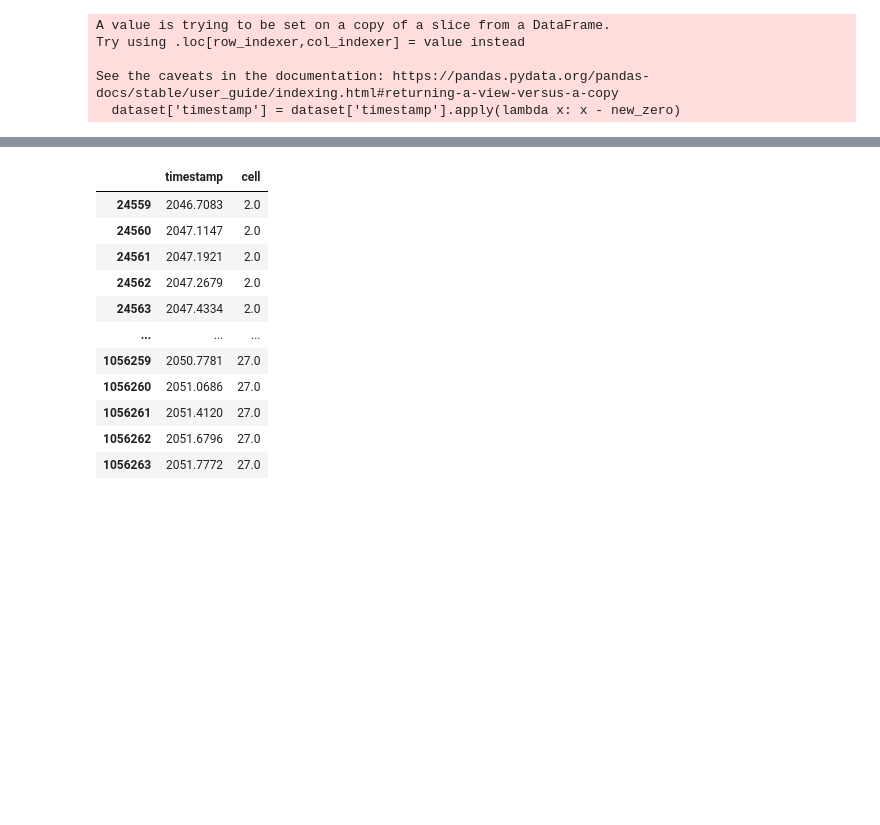
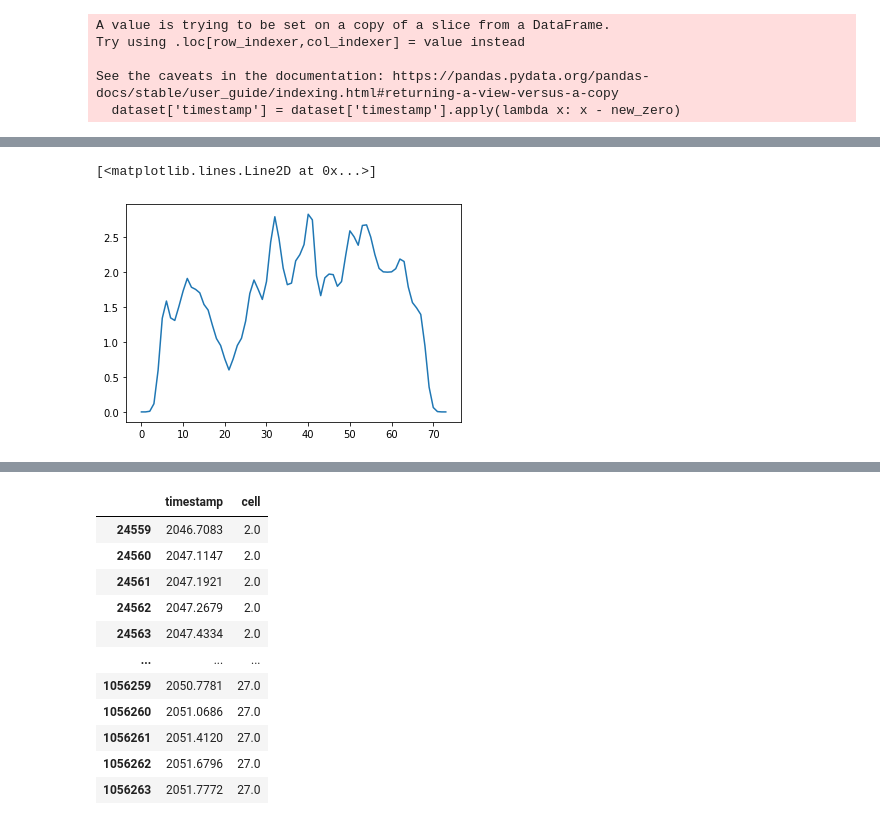
Before and after one commit to lfernandof/neural-pop-dynamics, a Jupyter notebook: projeto/revamping_code.ipynb, the cells around one changed output, grey strips where cells are left out. Drawn from its saved outputs; the diff is of its cells as text; code cells hidden in the pictures; blank space fills up the shorter version.

```diff
--- a/projeto/revamping_code.ipynb
+++ b/projeto/revamping_code.ipynb
@@ -296,0 +335,23 @@ array([ 2.,  5.,  9., 10., 15., 21., 22., 23., 25., 27.])
+# %%
+#aqui há uma leve discrepância: os máximos e mínimos que estou usando não são os máximos e mínimos da trial
+#mas os desse neurônio; não foi isso que ocasionou o problema de binning porque também é o que eu usei no Matlab
+T_begin = min(firing_times)
+T_end = max(firing_times)
+
+T_period = T_end - T_begin
+T = [T_begin, T_end]
+
+#o jeito :S que eles fazem:
+#T = [T_begin + 0*T_period,T_end + 1*T_period];
+
+#a ser apurada qual a realidade aqui
+bin_size = 0.01
+# %%
+'''eles fazem da seguinte maneira:
+
+bins = np.arange(T[0] + bin_size/2,T[1] - bin_size/2,bin_size)
+
+mas no python isso dá bins diferentes; podes comparar usando o código do octave que mando junto
+'''
+
+bins = np.arange(T[0],T[1],bin_size)
@@ -296,0 +365,6 @@ array([ 2.,  5.,  9., 10., 15., 21., 22., 23., 25., 27.])
+# %%
+convolution = np.convolve(kernel,spk[0])
+plt.plot(convolution)
+# %% [output]
+[<matplotlib.lines.Line2D at 0x...>]
+[figure, added]
```
Also changed, not shown: parts of 25 cells of this notebook.
